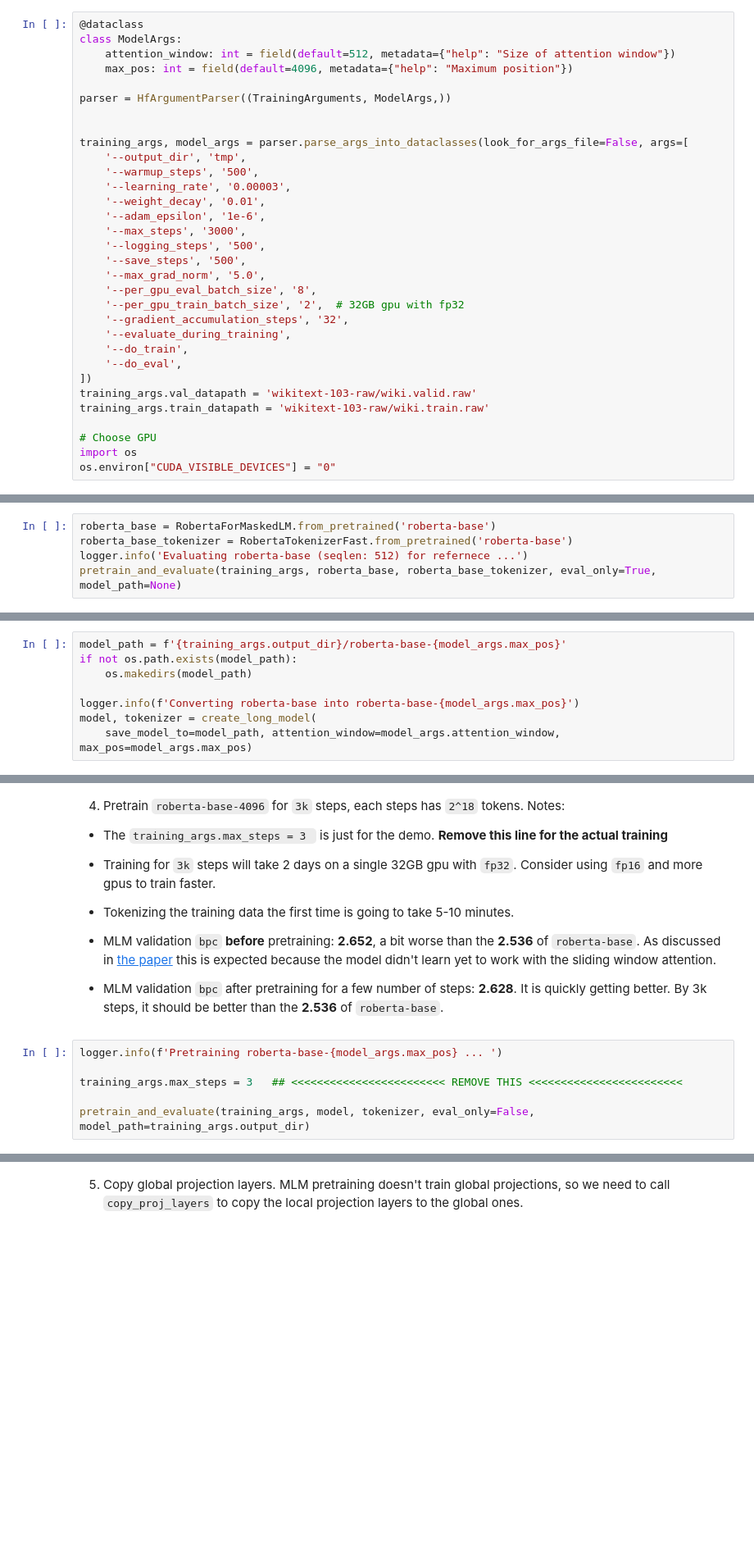
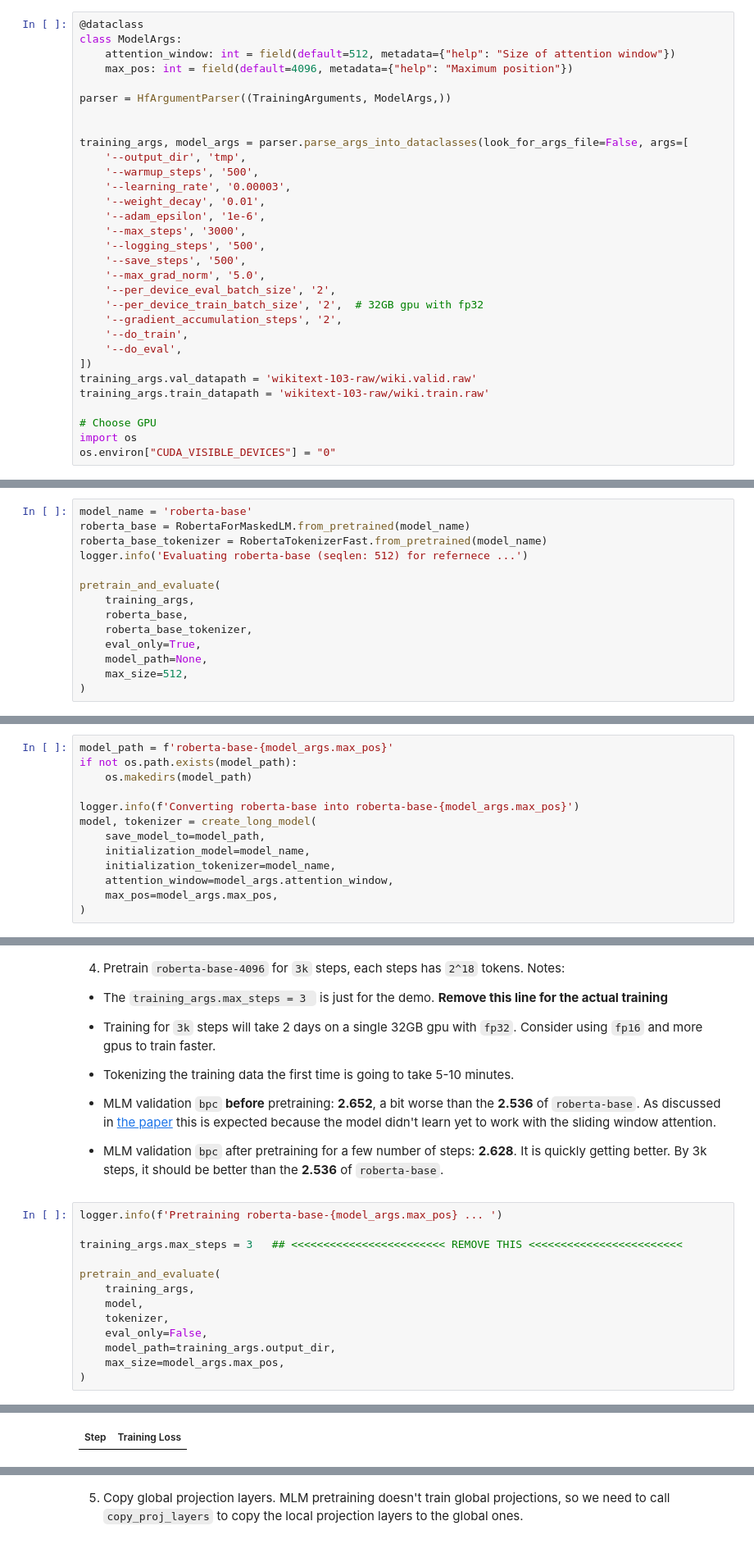
Before and after one commit to allenai/longformer, a Jupyter notebook: scripts/convert_model_to_long.ipynb, the cells around one changed output, grey strips where cells are left out. Shown at 82% size. Saved outputs shown, nothing was run; the diff lists cells and outputs as text; blank space fills up the shorter version.

```diff
--- a/scripts/convert_model_to_long.ipynb
+++ b/scripts/convert_model_to_long.ipynb
@@ -178,10 +365,9 @@ training_args, model_args = parser.parse_args_into_dataclasses(look_for_args_fil
     '--logging_steps', '500',
     '--save_steps', '500',
     '--max_grad_norm', '5.0',
-    '--per_gpu_eval_batch_size', '8',
-    '--per_gpu_train_batch_size', '2',  # 32GB gpu with fp32
-    '--gradient_accumulation_steps', '32',
-    '--evaluate_during_training',
+    '--per_device_eval_batch_size', '2',
+    '--per_device_train_batch_size', '2',  # 32GB gpu with fp32
+    '--gradient_accumulation_steps', '2',
     '--do_train',
     '--do_eval',
 ])
@@ -196,8 +382,17 @@ os.environ["CUDA_VISIBLE_DEVICES"] = "0"
 
 1) Evaluating `roberta-base` on MLM to establish a baseline. Validation `bpc` = `2.536` which is higher than the `bpc` values in table 6 [here](https://arxiv.org/pdf/2004.05150.pdf) because wikitext103 is harder than our pretraining corpus.
 # %%
-roberta_base = RobertaForMaskedLM.from_pretrained('roberta-base')
-roberta_base_tokenizer = RobertaTokenizerFast.from_pretrained('roberta-base')
+model_name = 'roberta-base'
+roberta_base = RobertaForMaskedLM.from_pretrained(model_name)
+roberta_base_tokenizer = RobertaTokenizerFast.from_pretrained(model_name)
 logger.info('Evaluating roberta-base (seqlen: 512) for refernece ...')
-pretrain_and_evaluate(training_args, roberta_base, roberta_base_tokenizer, eval_only=True, model_path=None)
+
+pretrain_and_evaluate(
+    training_args,
+    roberta_base,
+    roberta_base_tokenizer,
+    eval_only=True,
+    model_path=None,
+    max_size=512,
+)
 # %% [output]
@@ -222,10 +406,15 @@ INFO:__main__:Initial eval bpc: 2.536170097033518
 # %% [markdown]
 2) As descriped in `create_long_model`, convert a `roberta-base` model into `roberta-base-4096` which is an instance of `RobertaLong`, then save it to the disk.
 # %%
-model_path = f'{training_args.output_dir}/roberta-base-{model_args.max_pos}'
+model_path = f'roberta-base-{model_args.max_pos}'
 if not os.path.exists(model_path):
     os.makedirs(model_path)
 
 logger.info(f'Converting roberta-base into roberta-base-{model_args.max_pos}')
 model, tokenizer = create_long_model(
-    save_model_to=model_path, attention_window=model_args.attention_window, max_pos=model_args.max_pos)
+    save_model_to=model_path,
+    initialization_model=model_name,
+    initialization_tokenizer=model_name,
+    attention_window=model_args.attention_window,
+    max_pos=model_args.max_pos,
+)
@@ -252,6 +453,13 @@ logger.info(f'Pretraining roberta-base-{model_args.max_pos} ... ')
 
 training_args.max_steps = 3   ## <<<<<<<<<<<<<<<<<<<<<<<< REMOVE THIS <<<<<<<<<<<<<<<<<<<<<<<<
 
-pretrain_and_evaluate(training_args, model, tokenizer, eval_only=False, model_path=training_args.output_dir)
+pretrain_and_evaluate(
+    training_args,
+    model,
+    tokenizer,
+    eval_only=False,
+    model_path=training_args.output_dir,
+    max_size=model_args.max_pos,
+)
 # %% [output]
 INFO:__main__:Pretraining roberta-base-4096 ...
@@ -281,0 +474 @@ INFO:transformers.configuration_utils:Configuration saved in tmp/config.json
+| Step | Training Loss |
```
Also changed, not shown: parts of 13 cells of this notebook.
